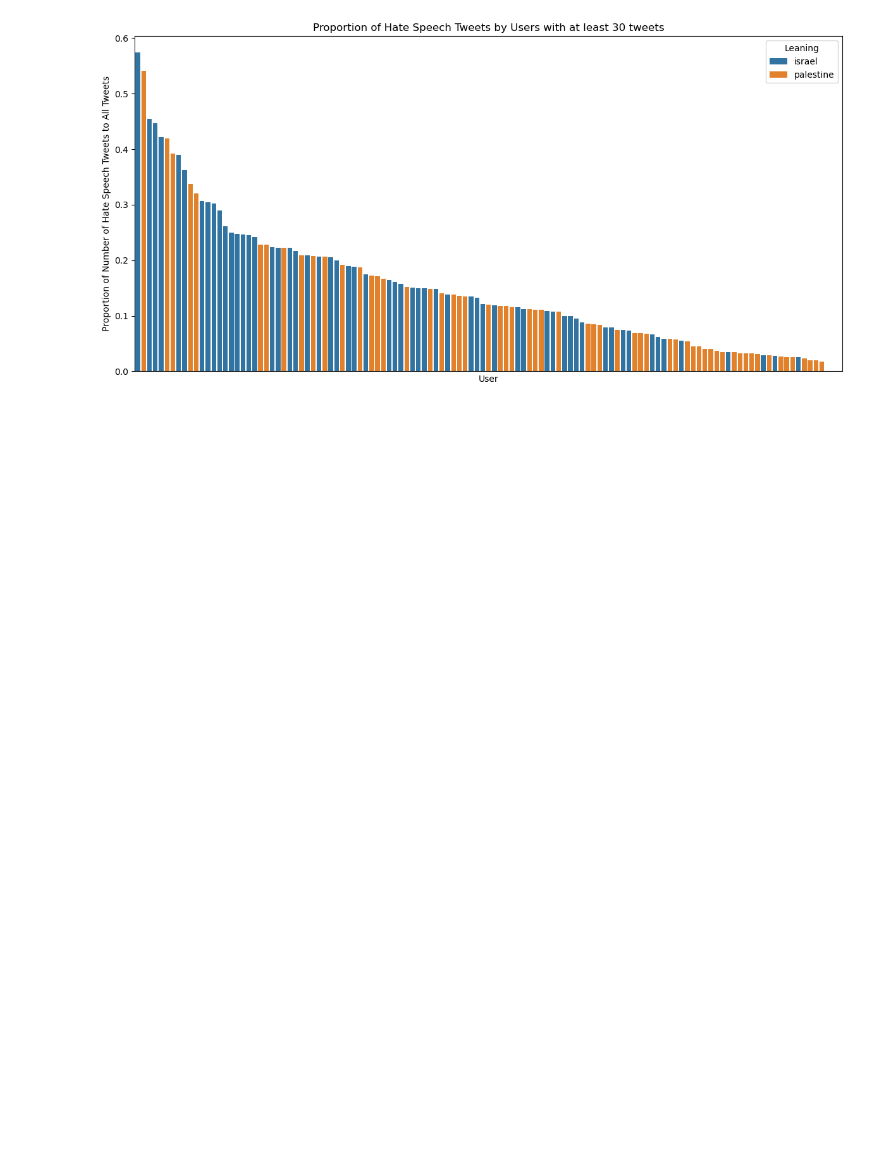
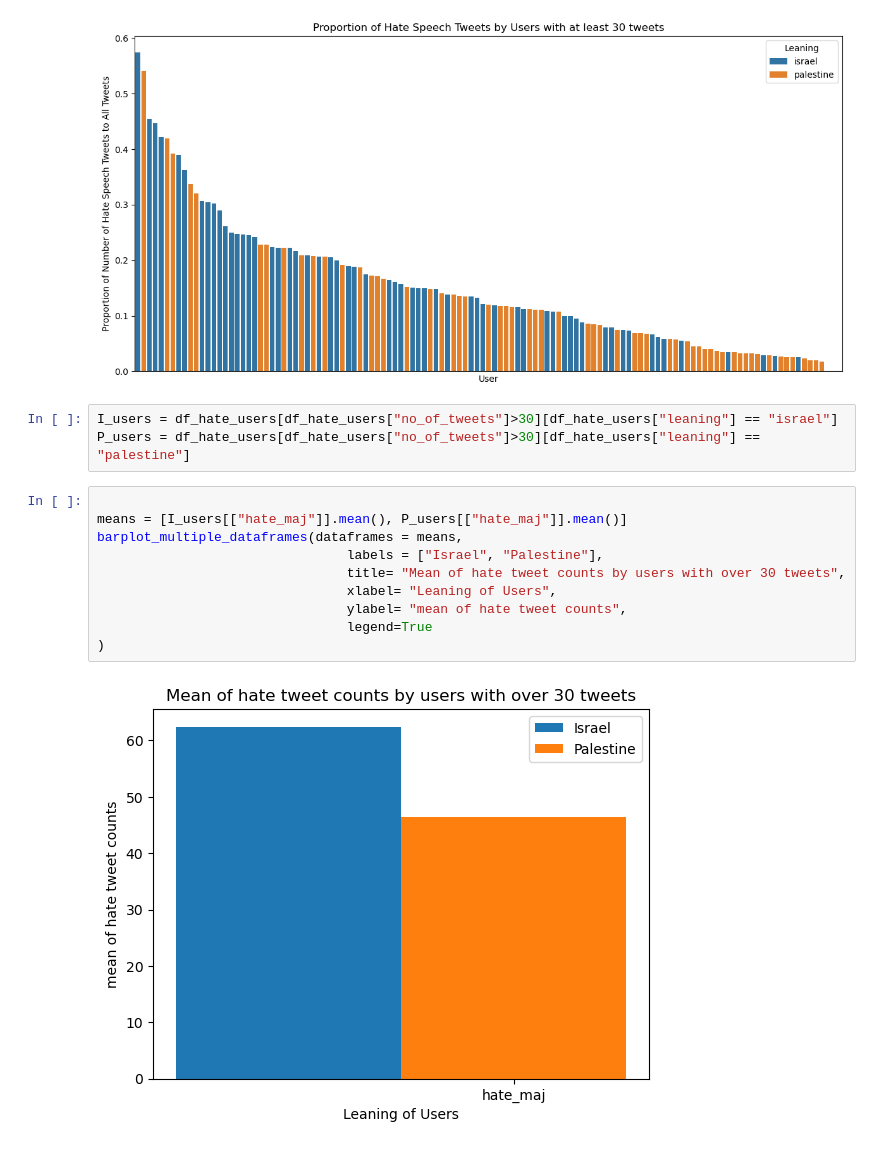
Before and after one commit to MohamedHooda/conflict-analysis, a Jupyter notebook: 3. scoring_tweets.ipynb, the cells around one changed output. Drawn from its saved outputs; the diff is of its cells as text; blank space fills up the shorter version.

```diff
--- a/3. scoring_tweets.ipynb
+++ b/3. scoring_tweets.ipynb
@@ -478,3 +475,18 @@ bar_plot_many_datapoints(
 )
 # %% [output]
 [figure]
+# %%
+I_users = df_hate_users[df_hate_users["no_of_tweets"]>30][df_hate_users["leaning"] == "israel"]
+P_users = df_hate_users[df_hate_users["no_of_tweets"]>30][df_hate_users["leaning"] == "palestine"]
+# %%
+
+means = [I_users[["hate_maj"]].mean(), P_users[["hate_maj"]].mean()]
+barplot_multiple_dataframes(dataframes = means,
+                                labels = ["Israel", "Palestine"],
+                                title= "Mean of hate tweet counts by users with over 30 tweets",
+                                xlabel= "Leaning of Users",
+                                ylabel= "mean of hate tweet counts",
+                                legend=True
+)
+# %% [output]
+[figure, added]
```
Also changed, not shown: parts of 9 cells of this notebook, 1 other file.
